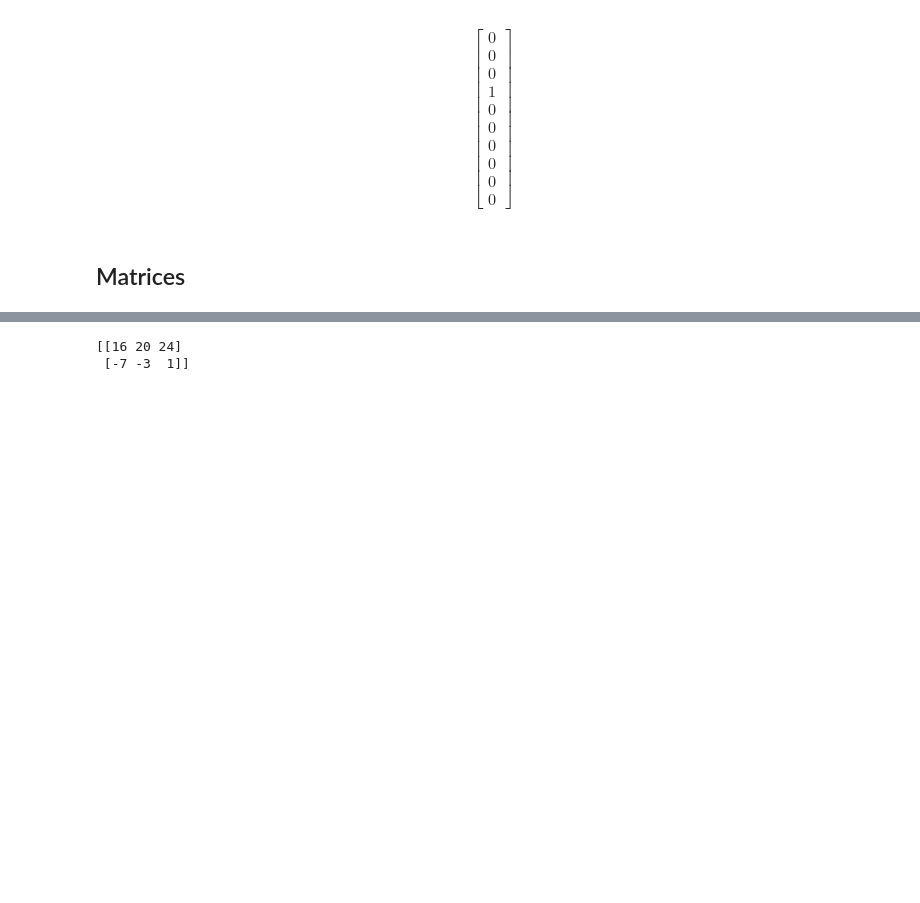
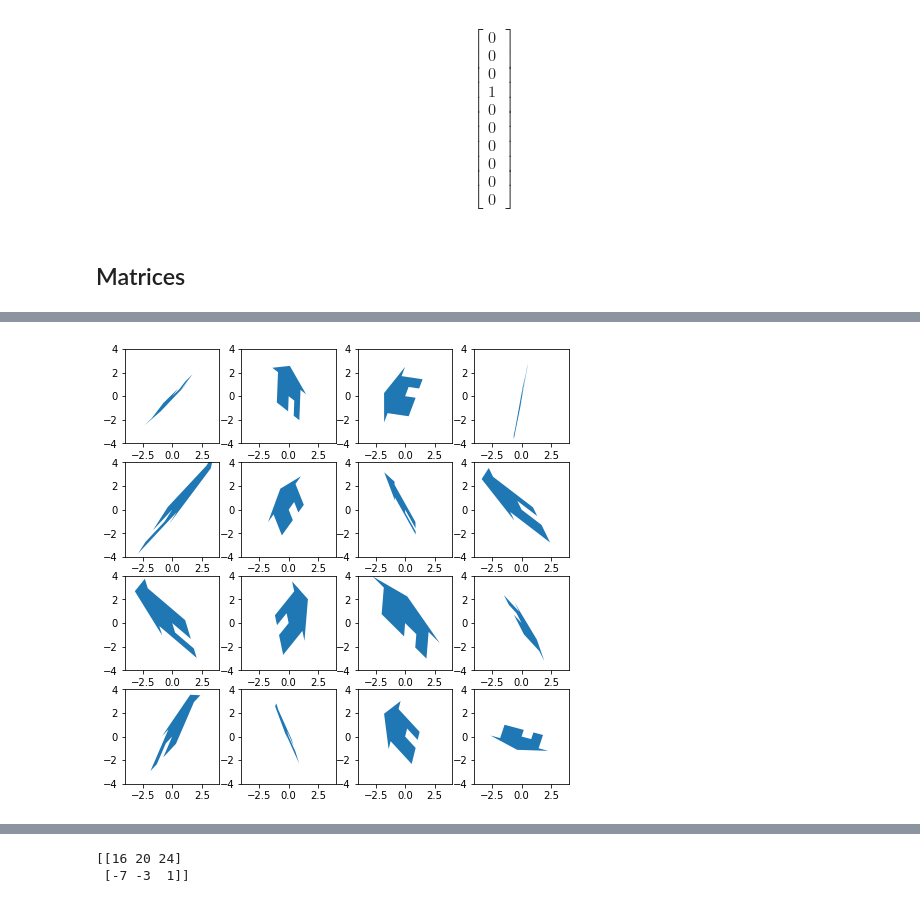
Before and after one commit to klavins/EE502P, a Jupyter notebook: 4.LinearAlgebra.ipynb, the cells around one changed output, grey strips where cells are left out. Drawn from its saved outputs; the diff is of its cells as text; code cells hidden in the pictures; blank space fills up the shorter version.

```diff
--- a/4.LinearAlgebra.ipynb
+++ b/4.LinearAlgebra.ipynb
@@ -333,3 +408,20 @@ Transformations can also be
+# %%
+# More generally, matrices as transformations can rotate, reflect, sheer, project, and permute.
+# Here aer some random transformations.
+
+fig,ax = plt.subplots(4,4,figsize=(8,8))
+
+for i in range(16):
+    A = 4*(np.random.rand(2,2) - 0.5*np.ones((2,2)))
+    new_points = [np.dot(A,p) for p in points]
+    shape = pch.Polygon(new_points)
+    a = ax[int(i/4), i%4]
+    a.add_artist(shape)
+    a.set_xlim(-4,4)
+    a.set_ylim(-4,4)
+    a.set_aspect(1)
+# %% [output]
+[figure, added]
 # %% [markdown]
 Matrix Operations
 ---
```
Also changed, not shown: parts of 31 cells of this notebook.
